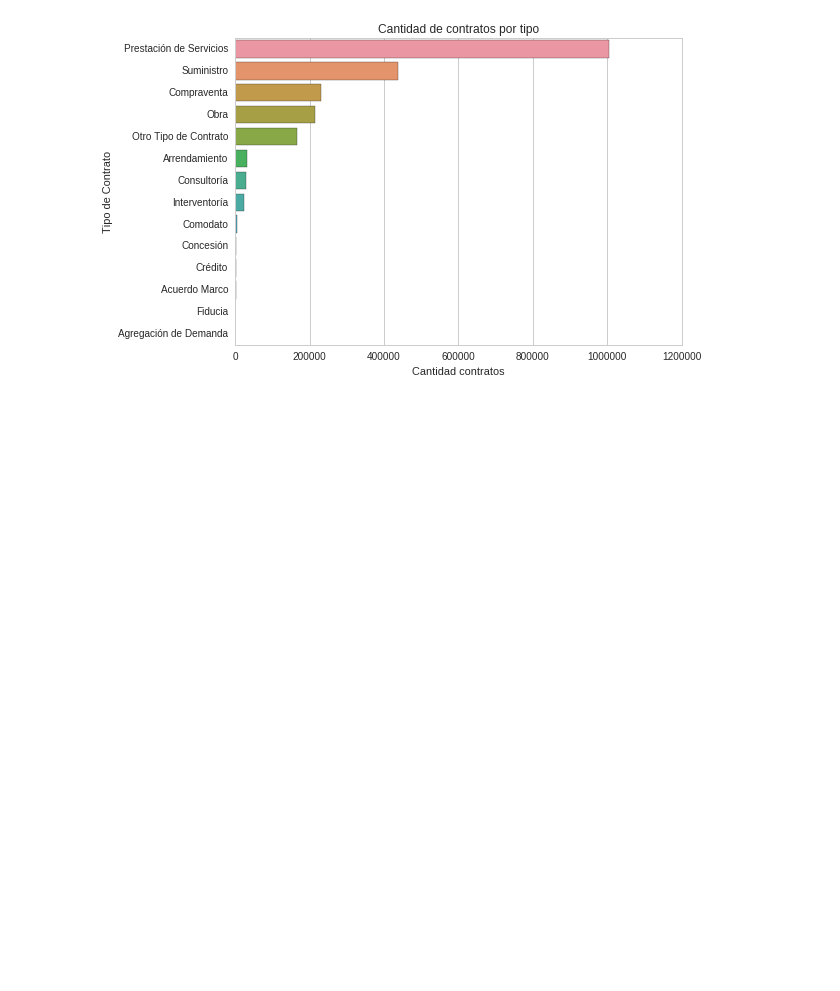
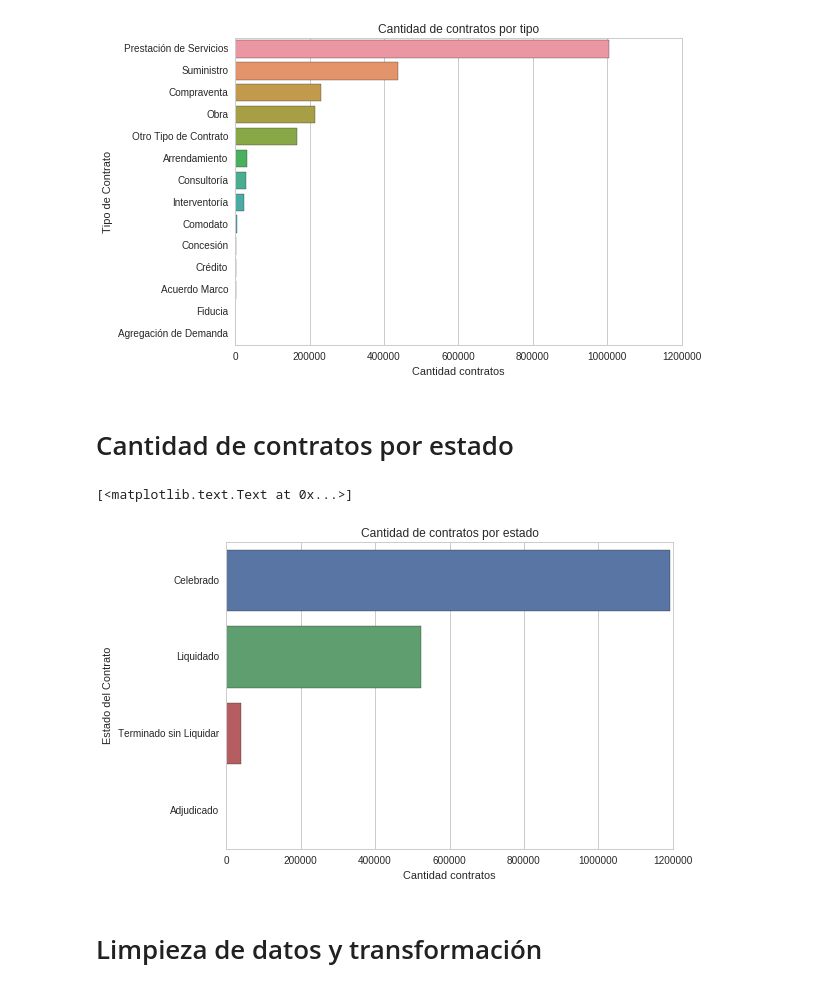
Before and after one commit to jasam/contract_analysis, a Jupyter notebook: contract_analysis.ipynb, the cells around one changed output. Cells and saved outputs as stored; diff of their text form; code cells hidden in the pictures; blank space fills up the shorter version.

```diff
--- a/contract_analysis.ipynb
+++ b/contract_analysis.ipynb
@@ -222,3 +224,17 @@ plot.set(xlabel='Cantidad contratos')
 # %% [output]
 [<matplotlib.text.Text at 0x...>]
 [figure]
+# %% [markdown]
+# Cantidad de contratos por estado
+# %%
+df_pandas_est_con = df.groupBy("Estado del Contrato").count().toPandas()
+df_pandas_est_con = df_pandas_est_con.sort_values(by='count', ascending=0)
+# %%
+sns.plt.title('Cantidad de contratos por estado')
+plot = sns.barplot(x="count", y="Estado del Contrato", data=df_pandas_est_con)
+plot.set(xlabel='Cantidad contratos')
+# %% [output]
+[<matplotlib.text.Text at 0x...>]
+[figure, added]
+# %% [markdown]
+# Limpieza de datos y transformación
```
Also changed, not shown: parts of 4 cells of this notebook.
